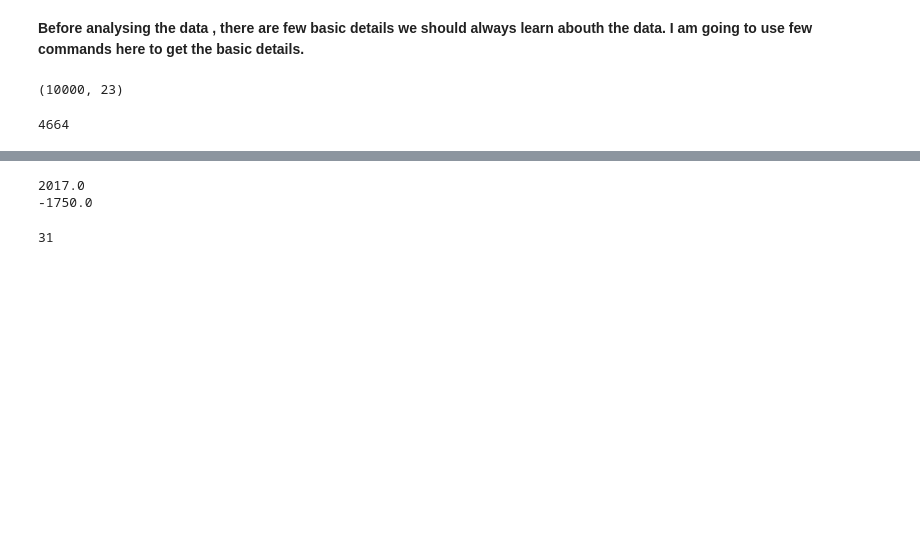
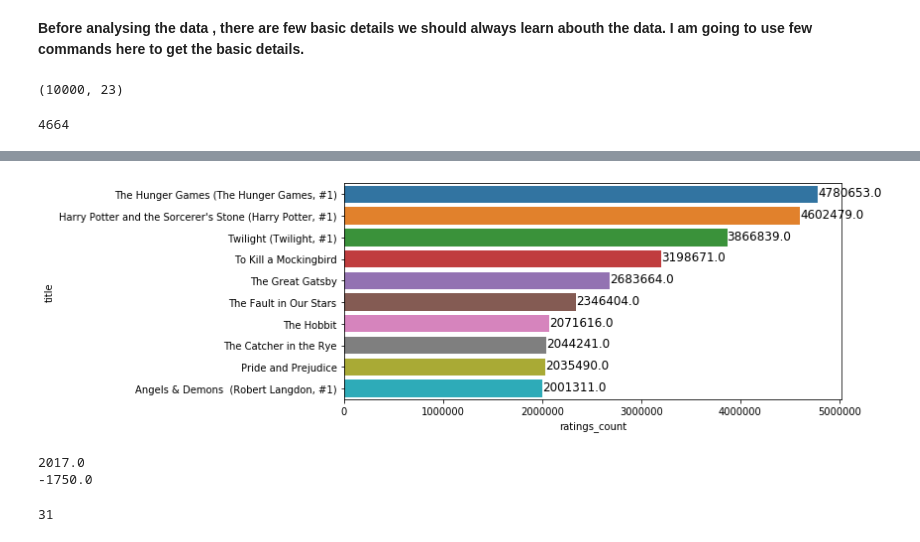
Before and after one commit to ProfAnshul/Book-Recommendation, a Jupyter notebook: Wrangling_Storytelling.ipynb, the cells around one changed output, grey strips where cells are left out. Cells and saved outputs as stored; diff of their text form; code cells hidden in the pictures; blank space fills up the shorter version.

```diff
--- a/Wrangling_Storytelling.ipynb
+++ b/Wrangling_Storytelling.ipynb
@@ -62,4 +62,17 @@ Richard Adams                    1
 Name: authors, Length: 4664, dtype: int64
+# %%
+# Let's look at the top 10 rated books
+top10Books = df_books.nlargest(10, ['ratings_count']).set_index('title')['ratings_count']
+plot_dims = (9, 4)
+fig, ax = plt.subplots(figsize=plot_dims)
+sns.barplot(top10Books, top10Books.index)
+
+for i in ax.patches:
+    ax.text(i.get_width()+.3, i.get_y()+0.5, str(round(i.get_width())), fontsize = 12, color = 'k')
+
+plt.show()
+# %% [output]
+[figure, added]
 # %%
 print(df_books.original_publication_year.max())
 print(df_books.original_publication_year.min())
```
Also changed, not shown: parts of 66 cells of this notebook.
